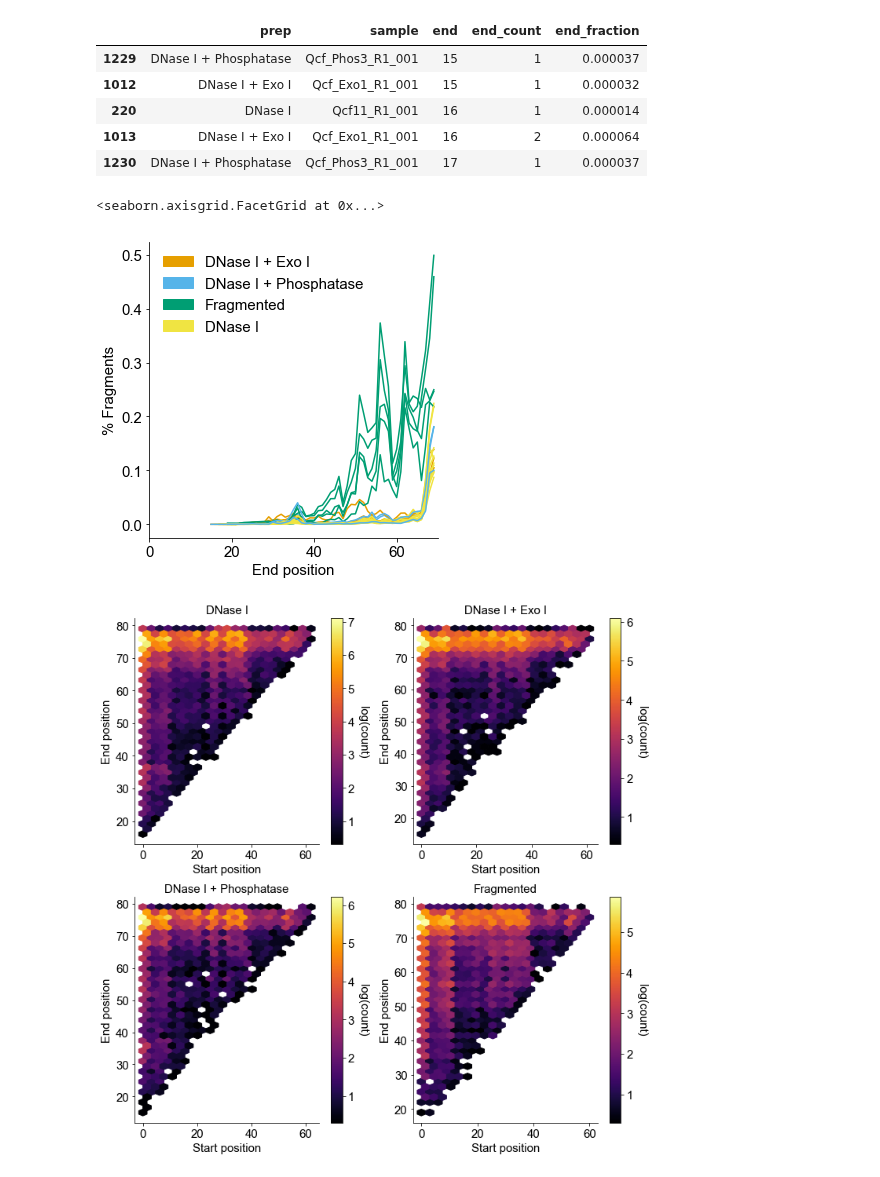
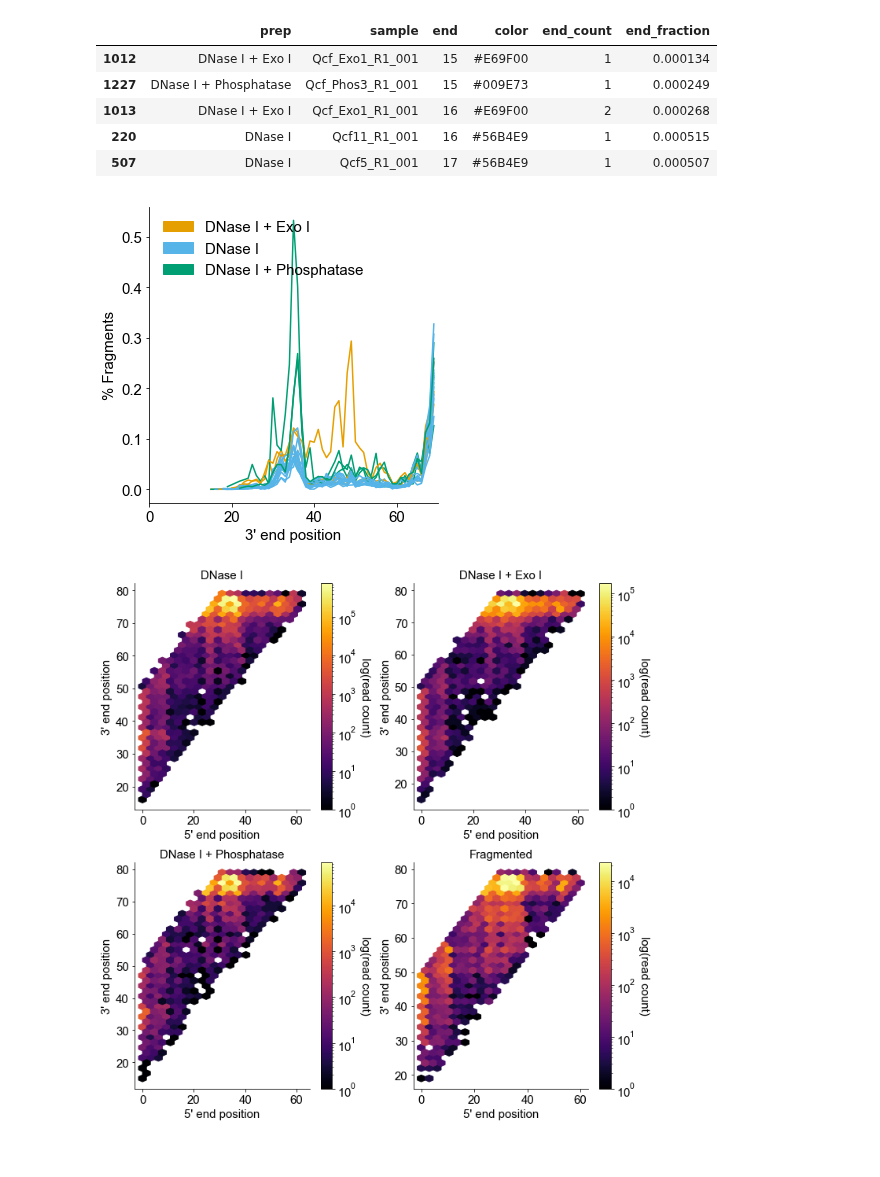
Before and after one commit to wckdouglas/cfNA, a Jupyter notebook: plots/plot_tsRNA.ipynb, the cells around one changed output. Drawn from its saved outputs; the diff is of its cells as text; code cells hidden in the pictures.

```diff
--- a/plots/plot_tsRNA.ipynb
+++ b/plots/plot_tsRNA.ipynb
@@ -38,6 +44,7 @@ cpdef get_start(sample_folder):
         str line
         str chrom, start, end, strand, cigar
         list fields
+        int sstart, send
 
     tRNA_regex = re.compile('^TR[A-Z]-')
     end_loc_counter = defaultdict(Counter)
@@ -46,7 +53,13 @@ cpdef get_start(sample_folder):
         for line in bed:
             fields = line.strip().split('\t')
             chrom, start, end, strand, cigar = itemgetter(0,1,2,5, 6)(fields)
-            if tRNA_regex.search(chrom) and strand == "+" and soft_clip_base(cigar) < 10:
+            sstart, send = int(start), int(end)
+
+            is_tRNA = tRNA_regex.search(chrom)
+            is_sense = strand == "+"
+            good_alignment = soft_clip_base(cigar) < 10
+            not_fulllength = (send - sstart) < 50
+            if is_tRNA and is_sense and good_alignment and not_fulllength:
                 end_loc_counter[long(start)][long(end)] += 1
     return end_loc_counter
 # %%
@@ -84,54 +97,57 @@ df.head()
 # %%
+sce = color_encoder()
 end_df = df\
-    .groupby(['prep','sample','end'], as_index=False)\
+    .groupby(['prep','sample','end','color'], as_index=False)\
     .agg({'end_count':'sum'})\
     .assign(end_fraction = lambda d: d.groupby('sample').end_count.transform(lambda x: 100*x/x.sum()))\
     .sort_values('end') \
-    .query('end < 70')
+    .query('end < 70')\
+    .pipe(lambda d: d[d.prep.str.contains('DNase')])\
+    .assign(color = lambda d: sce.fit_transform(d.prep))
 end_df.head()
 # %% [output]
-|  | prep | sample | end | end_count | end_fraction |
-| 1229 | DNase I + Phosphatase | Qcf_Phos3_R1_001 | 15 | 1 | 0.000037 |
-| 1012 | DNase I + Exo I | Qcf_Exo1_R1_001 | 15 | 1 | 0.000032 |
-| 220 | DNase I | Qcf11_R1_001 | 16 | 1 | 0.000014 |
-| 1013 | DNase I + Exo I | Qcf_Exo1_R1_001 | 16 | 2 | 0.000064 |
-| 1230 | DNase I + Phosphatase | Qcf_Phos3_R1_001 | 17 | 1 | 0.000037 |
+|  | prep | sample | end | color | end_count | end_fraction |
+| 1012 | DNase I + Exo I | Qcf_Exo1_R1_001 | 15 | #E69F00 | 1 | 0.000134 |
+| 1227 | DNase I + Phosphatase | Qcf_Phos3_R1_001 | 15 | #009E73 | 1 | 0.000249 |
+| 1013 | DNase I + Exo I | Qcf_Exo1_R1_001 | 16 | #E69F00 | 2 | 0.000268 |
+| 220 | DNase I | Qcf11_R1_001 | 16 | #56B4E9 | 1 | 0.000515 |
+| 507 | DNase I | Qcf5_R1_001 | 17 | #56B4E9 | 1 | 0.000507 |
 # %%
-sample_df = df.filter(['sample','color']).drop_duplicates()
+sample_df = end_df.filter(['sample','color']).drop_duplicates()
 p = sns.FacetGrid(data = end_df,
               hue = 'sample',
-              hue_order=sample_df['sample'].tolist(),
+              hue_order= sample_df['sample'].tolist(),
              palette = sample_df.color.tolist(),
             size = 5)
 p.map(plt.plot, 'end', 'end_fraction')
-ce.show_legend(p.fig.axes[0], fontsize=15,
+sce.show_legend(p.fig.axes[0], fontsize=15,
                loc = 'upper left',
               frameon=False)
-p.set_axis_labels('End position', '% Fragments')
+p.set_axis_labels("3' end position", '% Fragments')
 p.set(xlim=(0,70))
+p.savefig(figure_path + '/tRNA_isize.pdf', bbox_inches='tight')
 # %% [output]
-<seaborn.axisgrid.FacetGrid at 0x...>
-[figure, old version]
+[figure, new version]
 # %%
 fig = plt.figure(figsize=(10,10))
 for i, (prep, d) in enumerate(df.groupby('prep')):
     ax = fig.add_subplot(2,2,i+1)
     d = d \
         .query(' end < 80')\
         .groupby(['start','end'], as_index=False)\
         .agg({'end_count':'sum'})
     p = ax.hexbin(x = d['start'], y = d['end'],
                   C = d['end_count'],
                   reduce_C_function=np.sum,
                   mincnt = 0, cmap ='inferno',
                  gridsize=(20,20), bins = 'log')
     cb = plt.colorbar(p)
-    cb.set_label('log(count)',rotation = 270, va = 'bottom')
+    cb.set_label('log(read count)',rotation = 270, va = 'bottom')
     ax.set_title(prep, size = 15)
-    ax.set_xlabel('Start position')
-    ax.set_ylabel('End position')
+    ax.set_xlabel("5' end position")
+    ax.set_ylabel("3' end position")
 fig.tight_layout()
 sns.despine()
 fig.savefig(figure_path + '/tRNA_fragments.png')
 # %% [output]
-[figure, old version]
+[figure, new version]
```
Also changed, not shown: parts of 7 cells of this notebook, 7 other files.
